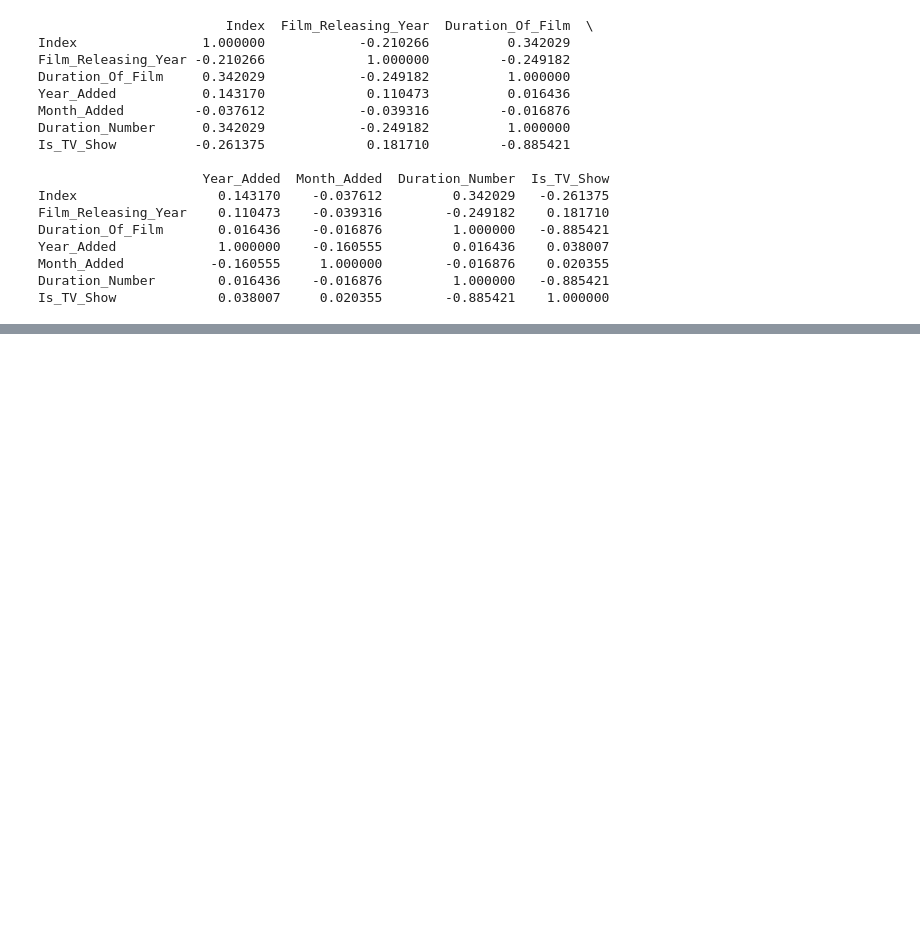
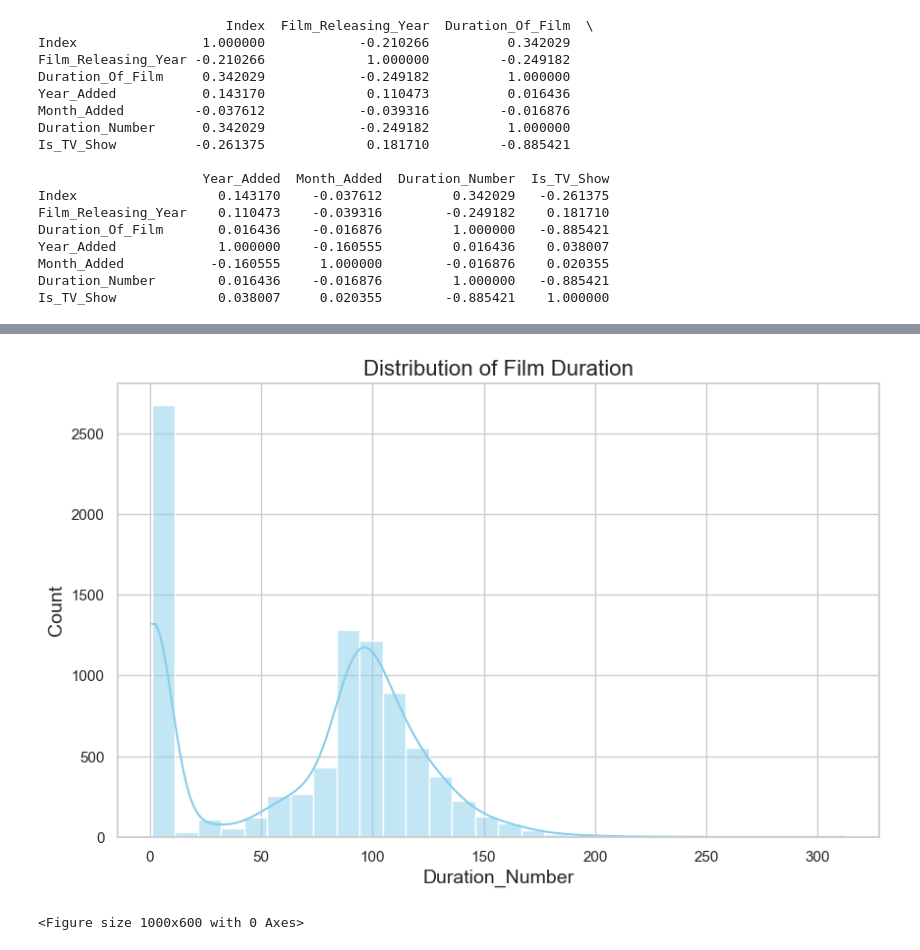
Before and after one commit to Mehdi-Abbas-Arduino/Netflix-Kaggle-Dataset, a Jupyter notebook: visualize.ipynb, the cells around one changed output, grey strips where cells are left out. Drawn from its saved outputs; the diff is of its cells as text; code cells hidden in the pictures; blank space fills up the shorter version.

```diff
--- a/visualize.ipynb
+++ b/visualize.ipynb
@@ -37,0 +68,9 @@ Is_TV_Show             0.038007     0.020355        -0.885421    1.000000
+# %%
+# Step 3: Duration Analysis
+sns.histplot(data=df,x='Duration_Number',bins=30,kde=True,color='skyblue')
+plt.title('Distribution of Film Duration')
+plt.show()
+plt.savefig('duration_distribution.png', dpi=300, bbox_inches='tight')
+# %% [output]
+[figure, added]
+<Figure size 1000x600 with 0 Axes>
```
Also changed, not shown: parts of 12 cells of this notebook, 12 other files.
